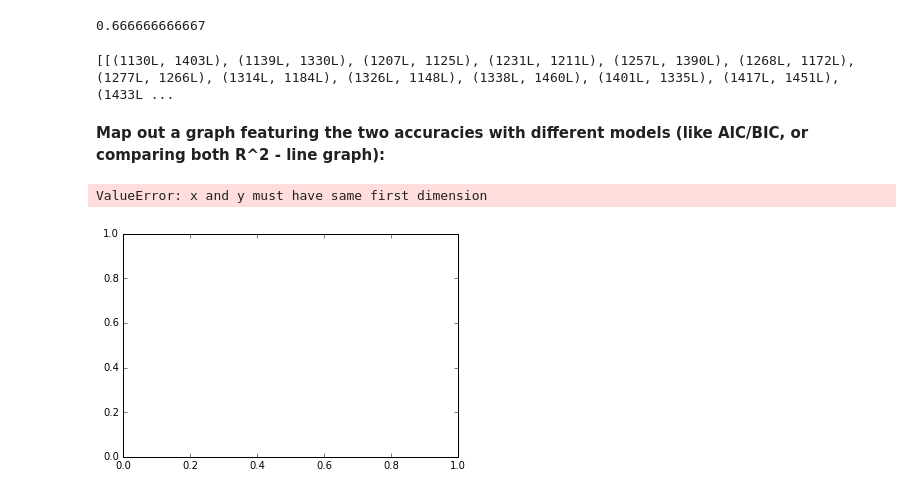
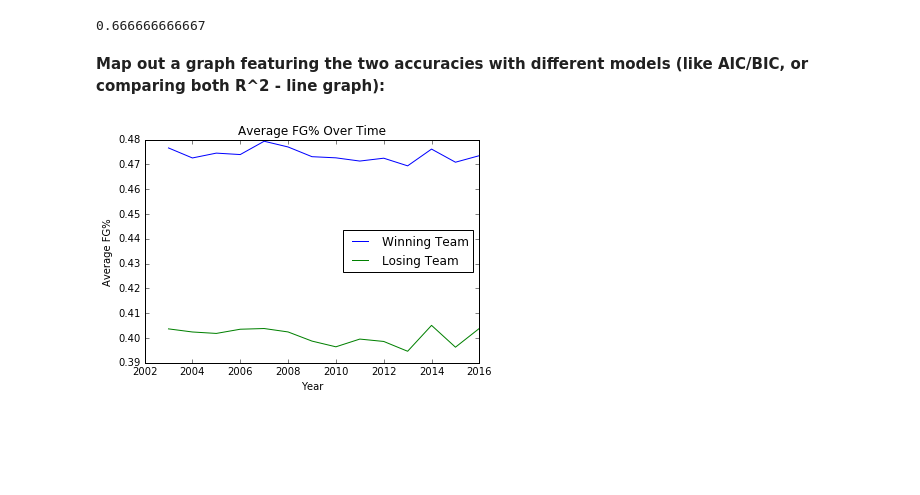
Before and after one commit to nishkakar/MarchMadness, a Jupyter notebook: InitialModel.ipynb, the cells around one changed output. Cells and saved outputs as stored; diff of their text form; code cells hidden in the pictures; blank space fills up the shorter version.

Commit message:
code cleanup, bug fixes, graph output

```diff
--- a/InitialModel.ipynb
+++ b/InitialModel.ipynb
@@ -165,19 +6,0 @@ def add_to_csv(df_lst, m = 'a'):
-# %%
-#create a dictionary to store which teams were in which years
-yearly_dfs = []
-teams_per_year = {}
-for i in range(2003, 2016, 1):
-    teams_per_year[i] = []
-
-for key, value in teams_per_year.iteritems():
-    year = tourney_results_detailed_df[tourney_results_detailed_df.Season == key]
-    wteam_array = year['Wteam']
-    team_array = np.append(wteam_array, year['Lteam'])
-    teams_per_year[key] = sorted(np.unique(team_array))
-
-for key, value in teams_per_year.iteritems():
-    _yearly_df = pd.DataFrame(columns = list(seasons_results_detailed_df.columns.values))
-    for index, row in seasons_results_detailed_df[seasons_results_detailed_df.Season == key].iterrows():
-        if row['Wteam'] in value or row['Lteam'] in value:
-            _yearly_df = _yearly_df.append(row)
-    yearly_dfs.append(_yearly_df)
@@ -687,42 +610,36 @@ for index, row in tourney_2006.iterrows():
 print right/tot
 # %% [output]
 0.666666666667
-# %%
-tourney_2007 = pd.read_csv('datasets/toruney_selected_reg_season_detailed_results/tourney/2007_tourney.csv', delimiter = ',')
-print round_calc(tourney_2007)
-# %% [output]
-[[(1130L, 1403L), (1139L, 1330L), (1207L, 1125L), (1231L, 1211L), (1257L, 1390L), (1268L, 1172L), (1277L, 1266L), (1314L, 1184L), (1326L, 1148L), (1338L, 1460L), (1401L, 1335L), (1417L, 1451L), (1433L ...
 # %% [markdown]
 **Map out a graph featuring the two accuracies with different models (like AIC/BIC, or comparing both R^2 - line graph):**
 # %%
 import math
 
 years = [2003, 2004, 2005, 2006, 2007, 2008, 2009, 2010, 2011, 2012, 2013, 2014, 2015, 2016]
 
 fgWinningAverages = []
 fgLosingAverages = []
 for year in years:
     cut_year = seasons_results_detailed_df[seasons_results_detailed_df['Season'] == year]
 
     win_fg = cut_year['Wfgm']
     win_figa = cut_year['Wfga']
 
     los_fg = cut_year['Lfgm']
     los_figa = cut_year['Lfga']
 
     winPerc = win_fg.div(win_figa)
     losPerc = los_fg.div(los_figa)
 
     fgWinningAverages.append(winPerc.mean())
     fgLosingAverages.append(losPerc.mean())
 
-plt.plot(years, winningTeamStats['pointDifferential'], color='b', label='Winning Team')
-plt.plot(years, losingTeamStats['pointDifferential'], color='g', label='Losing Team')
+plt.plot(years, fgWinningAverages, color='b', label='Winning Team')
+plt.plot(years, fgLosingAverages, color='g', label='Losing Team')
 plt.xlabel("Year")
 plt.ylabel("Average FG%")
 plt.legend(loc='best')
 plt.title("Average FG% Over Time")
 plt.show()
 # %% [output]
-ValueError: x and y must have same first dimension
-[figure, old version]
+[figure, new version]
```
Also changed, not shown: parts of 45 cells of this notebook, 1 other file.
